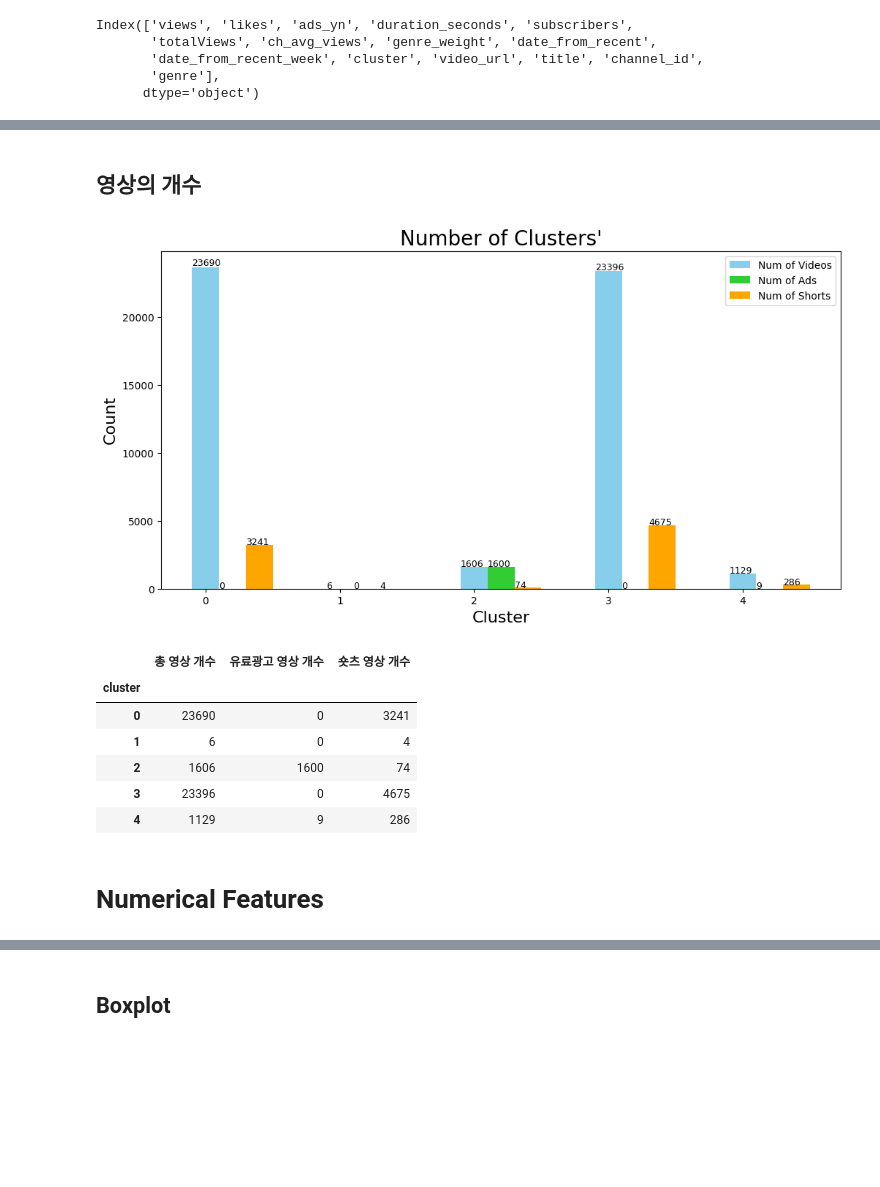
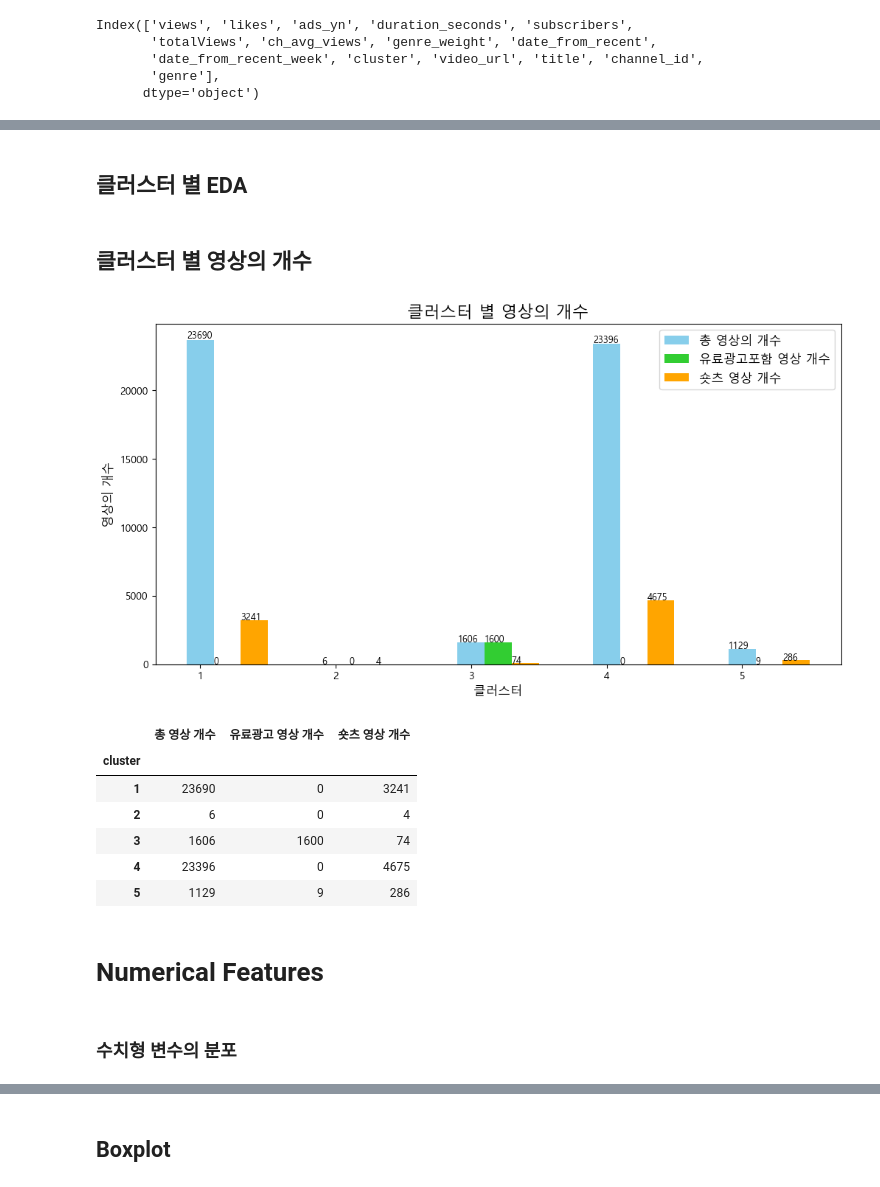
Before and after one commit to Hasaero/Content-Evaluation-Model, a Jupyter notebook: Cluster_EDA.ipynb, the cells around one changed output, grey strips where cells are left out. Cells and saved outputs as stored; diff of their text form; code cells hidden in the pictures; blank space fills up the shorter version.

```diff
--- a/Cluster_EDA.ipynb
+++ b/Cluster_EDA.ipynb
@@ -8,6 +8,12 @@ import matplotlib.pyplot as plt
 import seaborn as sns
 import matplotlib.colors as mcolors
 import random
+
+# Text Analysis
 from wordcloud import WordCloud
-# 한글깨짐방지
+from collections import Counter
+
+# For Hanguel
 plt.rc('font', family='Malgun Gothic')
+# Present as entire num
+pd.set_option('display.float_format', '{:.2f}'.format)
@@ -16,10 +43,9 @@ plt.rc('font', family='Malgun Gothic')
 df = pd.read_csv('df_cluster_05_01_pca_num_5.csv')
 df_pca = pd.read_csv('pca_df_cluster_05_01_pca_num_5.csv')
 # cluster 열 대치
-df['cluster'] = df_pca['cluster']
-
+df['cluster'] = df_pca['cluster']+1
 df = df.iloc[:,1:]
-# Load the Data
+# Load the raw data
 raw_df = pd.read_csv('data_sample.csv')
 
 # 장르 별 파악을 위해 genre 열 추가
@@ -34,6 +69,10 @@ Index(['views', 'likes', 'ads_yn', 'duration_seconds', 'subscribers',
 # %%
 # Shorts 여부 컬럼 추가
-df['shorts'] = df['duration_seconds'] < 60
-df['shorts'] = df['shorts'].astype('int')
+df['shorts_yn'] = df['duration_seconds'] < 60
+df['shorts_yn'] = df['shorts_yn'].astype('int')
+
+# 구독자 대비 조회수 피쳐 추가
+df['views_per_sub'] = df['views'] / df['subscribers'].replace(0, np.nan)
+
 # Cluster 별로 그룹화된 객체 생성
 df_grouped = df.groupby('cluster')
@@ -48,42 +105,43 @@ plt.ylim(0,10)
+# %% [markdown]
+## 클러스터 별 EDA
 # %% [markdown]
-## 영상의 개수
+## 클러스터 별 영상의 개수
 # %%
 # 전체 영상, 광고 영상, 숏츠의 개수
 video_url_counts = df_grouped['video_url'].count()
 ads_yn_counts = df_grouped['ads_yn'].apply(lambda x: x[x == 1].count())
-shorts_counts = df_grouped['shorts'].apply(lambda x: x[x == 1].count())
+shorts_counts = df_grouped['shorts_yn'].apply(lambda x: x[x == 1].count())
 
-# 막대 그래프를 그립니다.
+# 막대 그래프
 
 fig, ax = plt.subplots(figsize=(12,6))
 bar_width = 0.2
 
-bar1 = ax.bar(video_url_counts.index, video_url_counts, bar_width, color='skyblue', label='Num of Videos')
-bar2 = ax.bar(ads_yn_counts.index + bar_width, ads_yn_counts, bar_width, color='limegreen', label='Num of Ads')
-bar3 = ax.bar(shorts_counts.index + 2*bar_width, shorts_counts, bar_width, color='orange', label='Num of Shorts')
+bar1 = ax.bar(video_url_counts.index, video_url_counts, bar_width, color='skyblue', label='총 영상의 개수')
+bar2 = ax.bar(ads_yn_counts.index + bar_width, ads_yn_counts, bar_width, color='limegreen', label='유료광고포함 영상 개수')
+bar3 = ax.bar(shorts_counts.index + 2*bar_width, shorts_counts, bar_width, color='orange', label='숏츠 영상 개수')
 
+plt.title("클러스터 별 영상의 개수", fontsize=16)
+plt.xlabel('클러스터', fontsize=12)
+plt.ylabel('영상의 개수', fontsize=12)
 
-plt.title("Number of Clusters'", fontsize=20)
-plt.xlabel('Cluster', fontsize=16)
-plt.ylabel('Count', fontsize=16)
-
-# 숫자 추가
+# 수치 추가
 for p in ax.patches:
     ax.annotate(str(p.get_height()), (p.get_x(), p.get_height() * 1.005), fontsize=9)
 
-ax.legend(fontsize=10)
+ax.legend(fontsize=12)
 plt.show()
-# 데이터프레임으로 표로 만듦
+# 데이터프레임으로 표로
 num_df = pd.DataFrame({"총 영상 개수": df_grouped['video_url'].count(),
                       "유료광고 영상 개수": ads_yn_counts,
                       "숏츠 영상 개수": shorts_counts})
 num_df
 # %% [output]
-[figure, old version]
+[figure, new version]
 |  | 총 영상 개수 | 유료광고 영상 개수 | 숏츠 영상 개수 |
 | cluster |  |  |  |
-| 0 | 23690 | 0 | 3241 |
-| 1 | 6 | 0 | 4 |
-| 2 | 1606 | 1600 | 74 |
-| 3 | 23396 | 0 | 4675 |
-| 4 | 1129 | 9 | 286 |
+| 1 | 23690 | 0 | 3241 |
+| 2 | 6 | 0 | 4 |
+| 3 | 1606 | 1600 | 74 |
+| 4 | 23396 | 0 | 4675 |
+| 5 | 1129 | 9 | 286 |
@@ -98,2 +153,4 @@ df_grouped_ex1 = ex1_df.groupby('cluster')
 # %% [markdown]
 # Numerical Features
+# %% [markdown]
+### 수치형 변수의 분포
```
Also changed, not shown: parts of 52 cells of this notebook.
